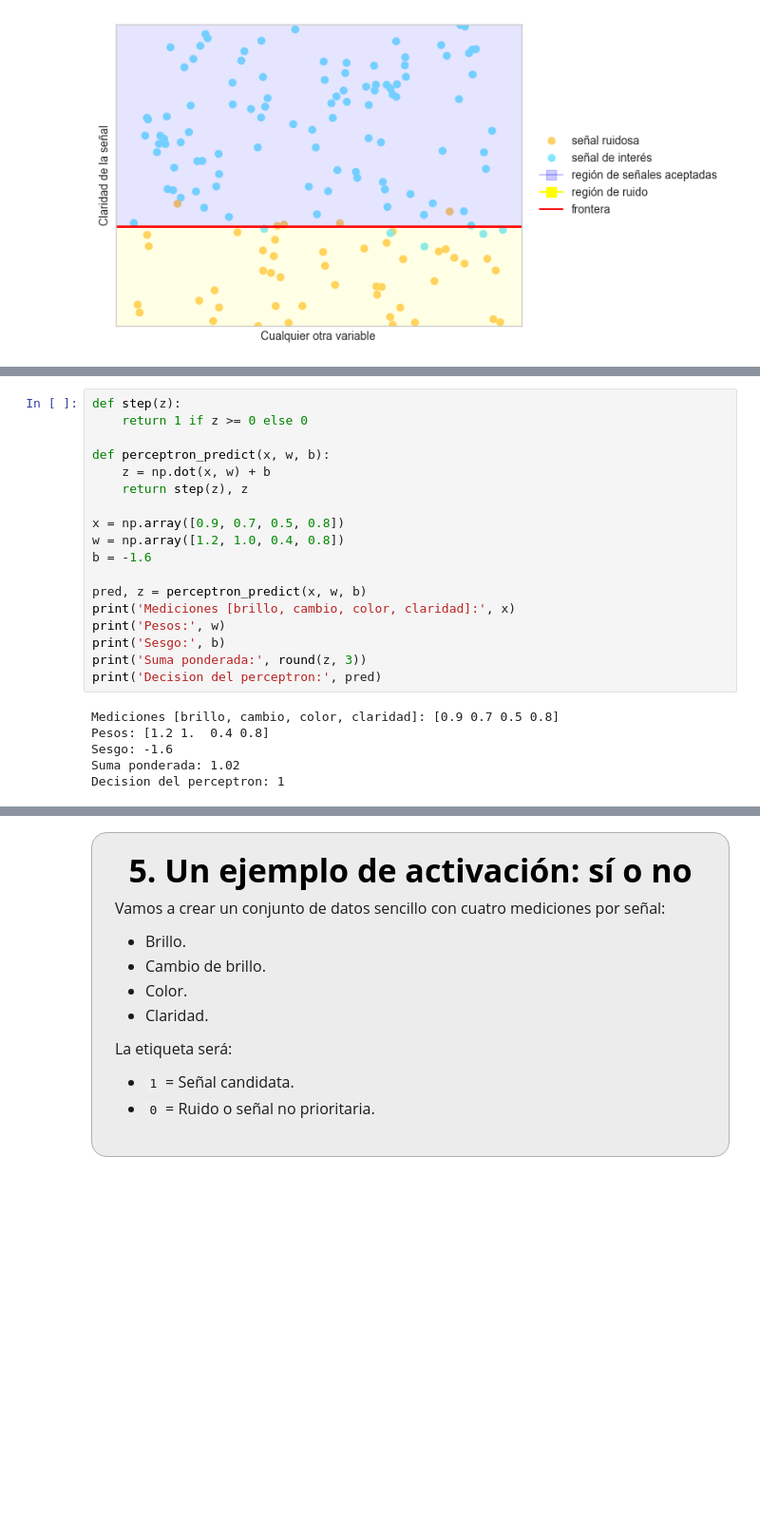
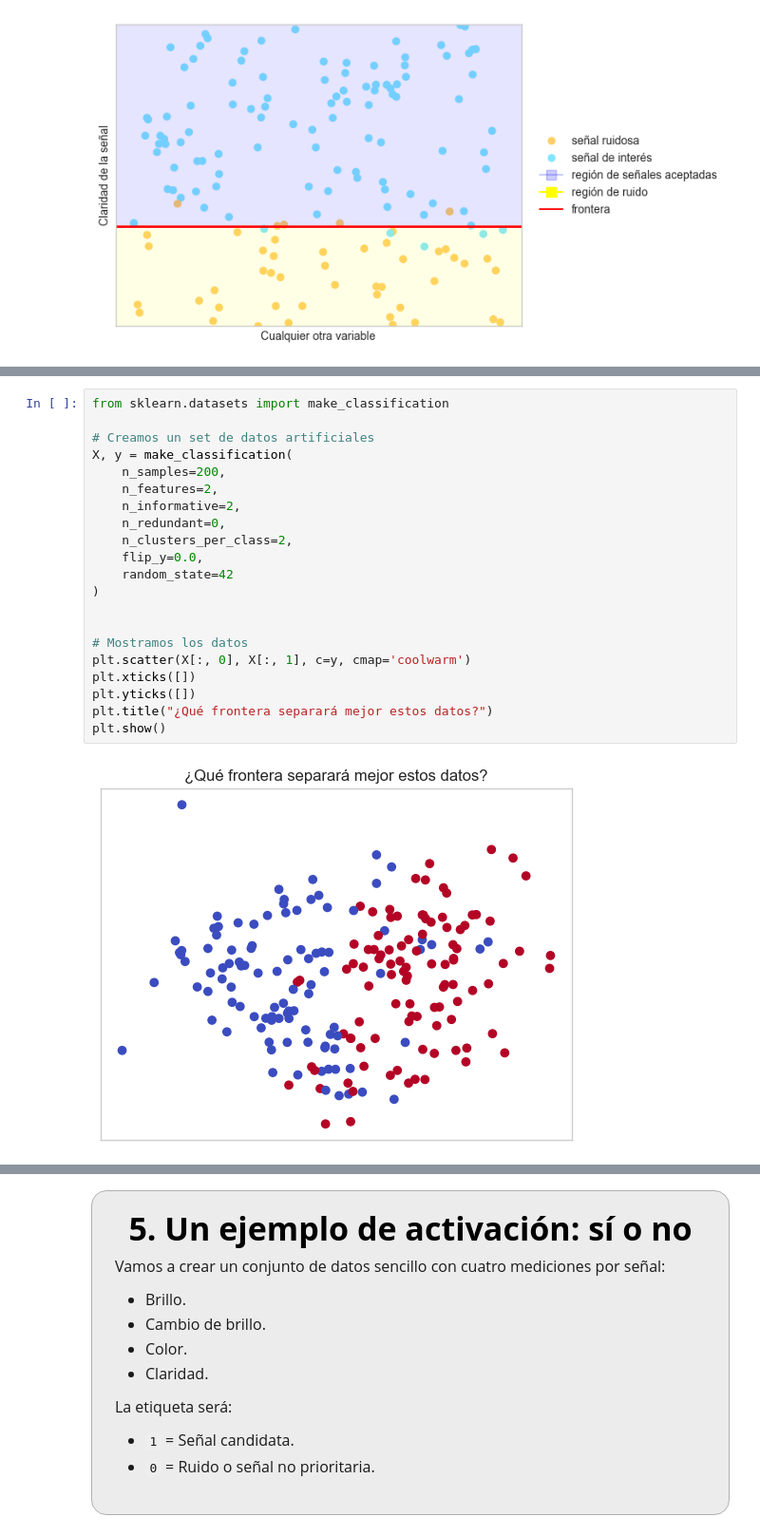
Before and after one commit to saacostad/ComputationalAstroPhysics, a Jupyter notebook: Final Project/Notebook_Observatorio_Aprende_a_Mirar.ipynb, the cells around one changed output, grey strips where cells are left out. Shown at 95% size. Drawn from its saved outputs; the diff is of its cells as text; blank space fills up the shorter version.

Commit message:
Added perceptron explanation more in detail

```diff
--- a/Final Project/Notebook_Observatorio_Aprende_a_Mirar.ipynb
+++ b/Final Project/Notebook_Observatorio_Aprende_a_Mirar.ipynb
@@ -329,24 +346,23 @@ De eso se encarga el <b>perceptron</b>
-# %%
-def step(z):
-    return 1 if z >= 0 else 0
-
-def perceptron_predict(x, w, b):
-    z = np.dot(x, w) + b
-    return step(z), z
-
-x = np.array([0.9, 0.7, 0.5, 0.8])
-w = np.array([1.2, 1.0, 0.4, 0.8])
-b = -1.6
-
-pred, z = perceptron_predict(x, w, b)
-print('Mediciones [brillo, cambio, color, claridad]:', x)
-print('Pesos:', w)
-print('Sesgo:', b)
-print('Suma ponderada:', round(z, 3))
-print('Decision del perceptron:', pred)
-# %% [output]
-Mediciones [brillo, cambio, color, claridad]: [0.9 0.7 0.5 0.8]
-Pesos: [1.2 1.  0.4 0.8]
-Sesgo: -1.6
-Suma ponderada: 1.02
-Decision del perceptron: 1
+# %%
+from sklearn.datasets import make_classification
+
+# Creamos un set de datos artificiales
+X, y = make_classification(
+    n_samples=200,
+    n_features=2,
+    n_informative=2,
+    n_redundant=0,
+    n_clusters_per_class=2,
+    flip_y=0.0,
+    random_state=42
+)
+
+
+# Mostramos los datos
+plt.scatter(X[:, 0], X[:, 1], c=y, cmap='coolwarm')
+plt.xticks([])
+plt.yticks([])
+plt.title("¿Qué frontera separará mejor estos datos?")
+plt.show()
+# %% [output]
+[figure, added]
```
Also changed, not shown: parts of 15 cells of this notebook.
